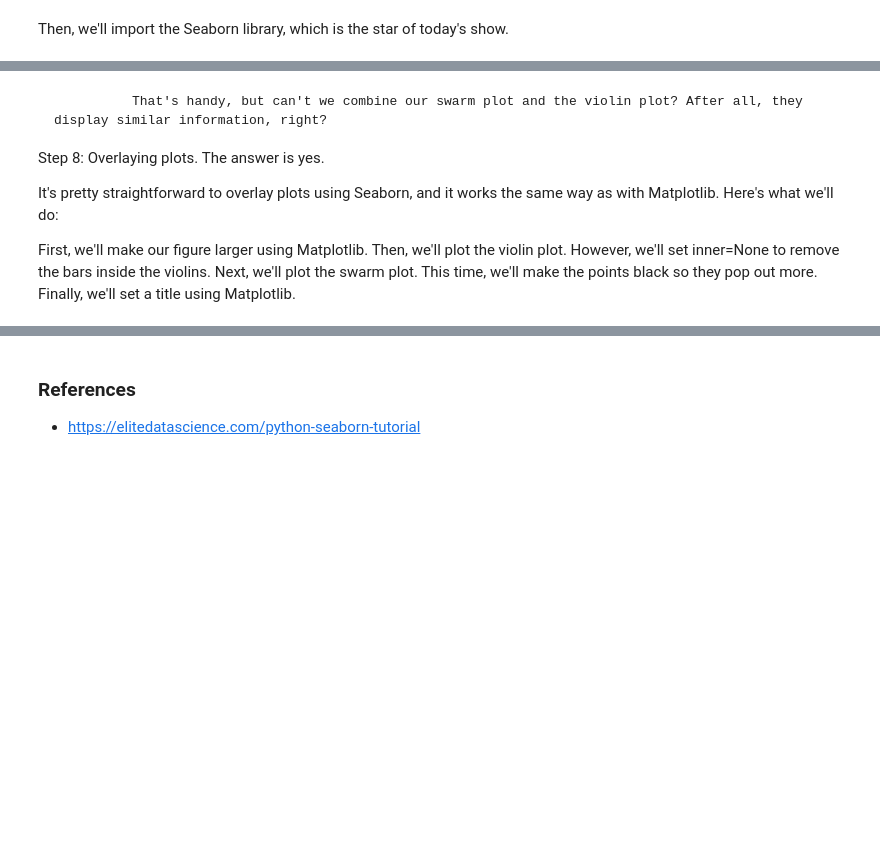
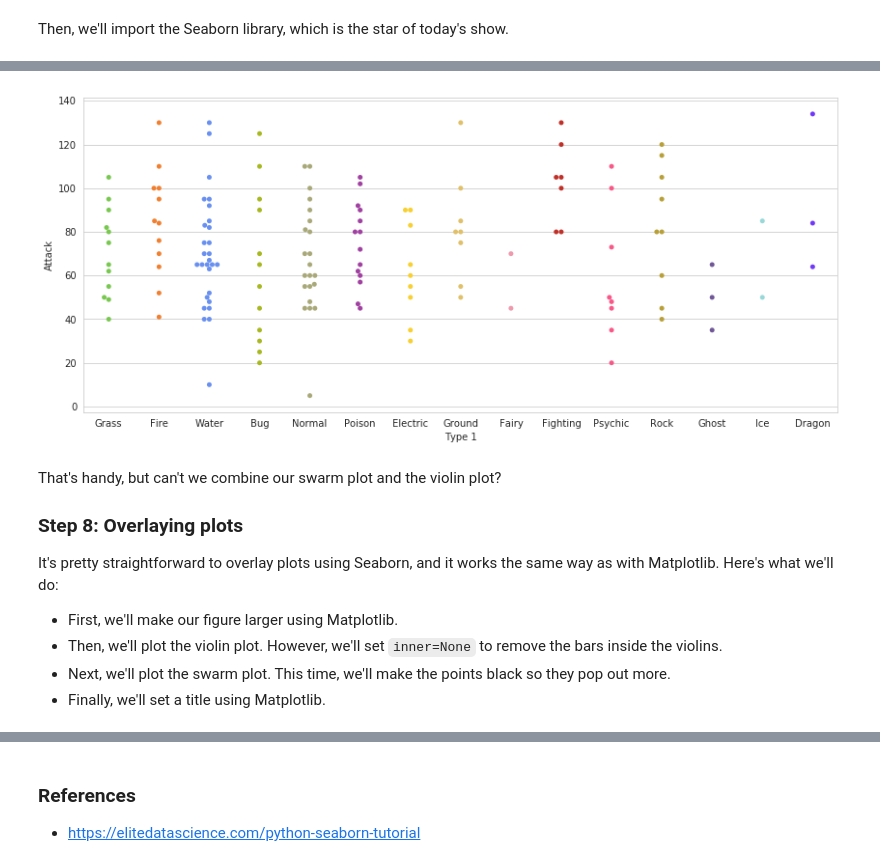
Before and after one commit to idsc-frazzoli/Control-Systems-I-2018, a Jupyter notebook: notebooks/Tutorial4_Seaborn.ipynb, the cells around one changed output, grey strips where cells are left out. Saved outputs shown, nothing was run; the diff lists cells and outputs as text; code cells hidden in the pictures; blank space fills up the shorter version.

```diff
--- a/notebooks/Tutorial4_Seaborn.ipynb
+++ b/notebooks/Tutorial4_Seaborn.ipynb
@@ -226,19 +207,21 @@ That's where the swarm plot comes in. This visualization will show each point, w
 # %%
+# Set figure size with matplotlib
+plt.figure(figsize=(14,6))
+
 # Swarm plot with Pokemon color palette
 sns.swarmplot(x='Type 1', y='Attack', data=df,
-              palette=pkmn_type_colors)
+              palette=pkmn_type_colors);
+# %% [output]
+[figure, added]
 # %% [markdown]
+That's handy, but can't we combine our swarm plot and the violin plot?
 
-              That's handy, but can't we combine our swarm plot and the violin plot? After all, they display similar information, right?
-
-Step 8: Overlaying plots.
-The answer is yes.
+### Step 8: Overlaying plots
 
 It's pretty straightforward to overlay plots using Seaborn, and it works the same way as with Matplotlib. Here's what we'll do:
-
-First, we'll make our figure larger using Matplotlib.
-Then, we'll plot the violin plot. However, we'll set inner=None to remove the bars inside the violins.
-Next, we'll plot the swarm plot. This time, we'll make the points black so they pop out more.
-Finally, we'll set a title using Matplotlib.
+- First, we'll make our figure larger using Matplotlib.
+- Then, we'll plot the violin plot. However, we'll set `inner=None` to remove the bars inside the violins.
+- Next, we'll plot the swarm plot. This time, we'll make the points black so they pop out more.
+- Finally, we'll set a title using Matplotlib.
 # %%
 # Set figure size with matplotlib
```
Also changed, not shown: parts of 49 cells of this notebook, 10 other files.
